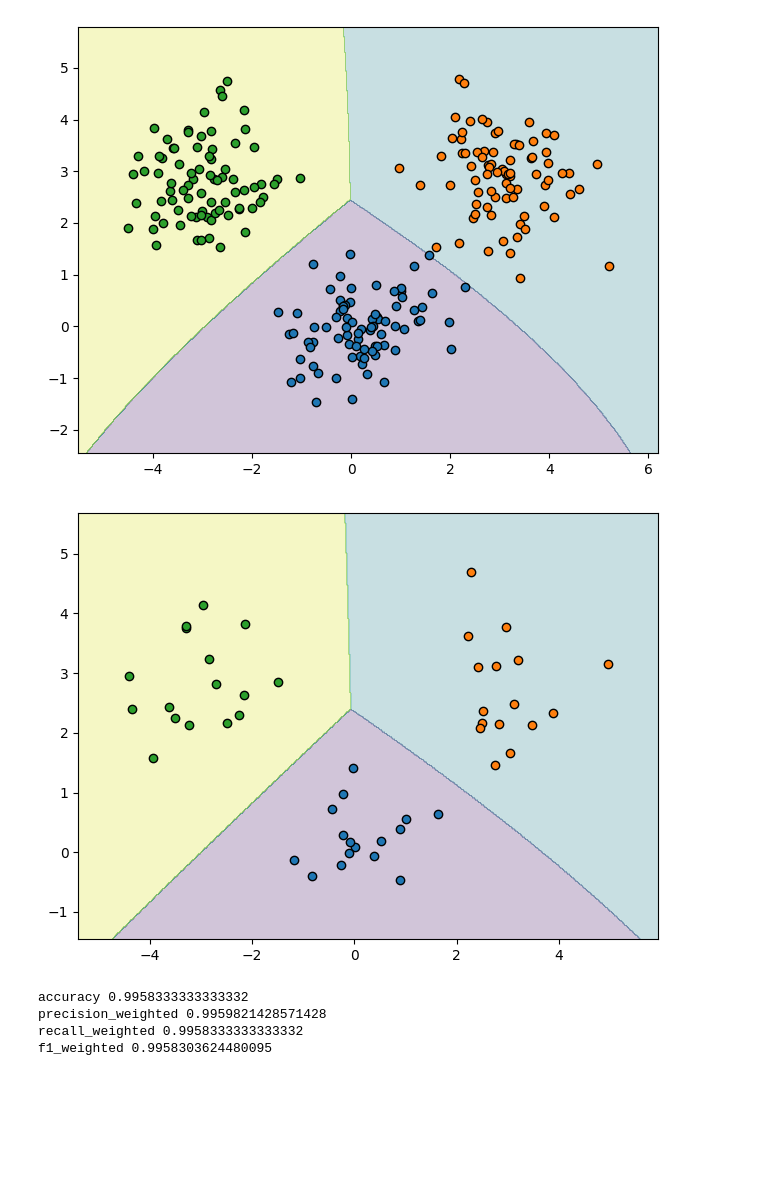
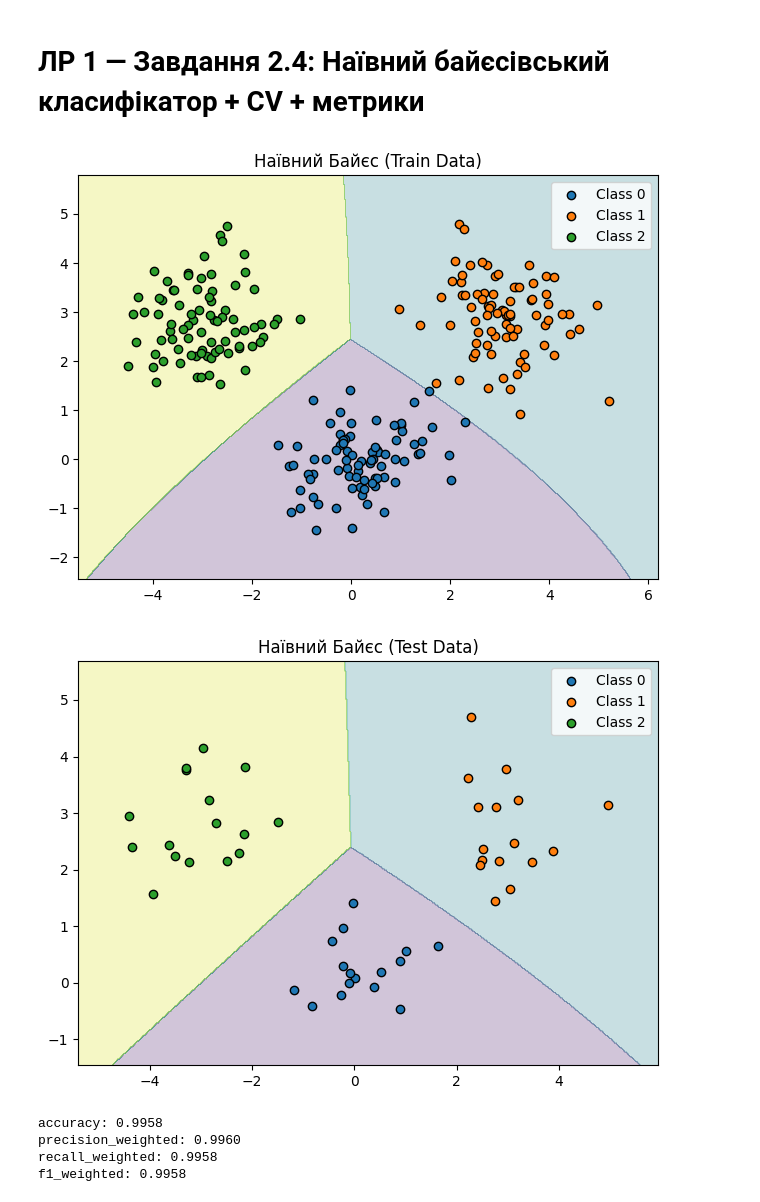
Before and after one commit to NickStS/AI-LR1, a Jupyter notebook: LR_1_task_4.ipynb, the cells around one changed output. Drawn from its saved outputs; the diff is of its cells as text; code cells hidden in the pictures; blank space fills up the shorter version.

```diff
--- a/LR_1_task_4.ipynb
+++ b/LR_1_task_4.ipynb
@@ -1,49 +1,63 @@
+# %% [markdown]
+# ЛР 1 — Завдання 2.4: Наївний байєсівський класифікатор + CV + метрики
 # %%
-
 import numpy as np
 import matplotlib.pyplot as plt
 from sklearn.naive_bayes import GaussianNB
 from sklearn.model_selection import train_test_split, cross_val_score
 
+# Функція для візуалізації ---
 def visualize_classifier(classifier, X, y, title=''):
-    x_min, x_max = X[:,0].min()-1.0, X[:,0].max()+1.0
-    y_min, y_max = X[:,1].min()-1.0, X[:,1].max()+1.0
+    x_min, x_max = X[:,0].min() - 1.0, X[:,0].max() + 1.0
+    y_min, y_max = X[:,1].min() - 1.0, X[:,1].max() + 1.0
     h = 0.02
     xx, yy = np.meshgrid(np.arange(x_min, x_max, h),
                          np.arange(y_min, y_max, h))
     Z = classifier.predict(np.c_[xx.ravel(), yy.ravel()]).reshape(xx.shape)
     plt.contourf(xx, yy, Z, alpha=0.25)
     for cls in np.unique(y):
-        pts = X[y==cls]
-        plt.scatter(pts[:,0], pts[:,1], edgecolor='k')
+        pts = X[y == cls]
+        plt.scatter(pts[:,0], pts[:,1], edgecolor='k', label=f'Class {cls}')
     plt.title(title)
     plt.tight_layout()
+    plt.legend()
     plt.show()
 
+# Генерація даних
 rng = np.random.default_rng(7)
-n_per = 80
-means = [(0,0),(3,3),(-3,3)]
-covs = [np.array([[0.8,0.2],[0.2,0.5]]),
-        np.array([[0.7,-0.1],[-0.1,0.6]]),
-        np.array([[0.6,0.0],[0.0,0.6]])]
+n_per = 80  # кількість точок на клас
+means = [(0, 0), (3, 3), (-3, 3)]
+covs = [
+    np.array([[0.8, 0.2], [0.2, 0.5]]),
+    np.array([[0.7, -0.1], [-0.1, 0.6]]),
+    np.array([[0.6, 0.0], [0.0, 0.6]])
+]
+
 X_list, y_list = [], []
-for i,(m,c) in enumerate(zip(means,covs)):
-    Xc = rng.multivariate_normal(m,c, size=n_per)
-    X_list.append(Xc); y_list.append(np.full(n_per, i))
-X = np.vstack(X_list); y = np.concatenate(y_list)
+for i, (m, c) in enumerate(zip(means, covs)):
+    Xc = rng.multivariate_normal(m, c, size=n_per)
+    X_list.append(Xc)
+    y_list.append(np.full(n_per, i))
+X = np.vstack(X_list)
+y = np.concatenate(y_list)
 
+# Навчання та оцінка
 clf = GaussianNB().fit(X, y)
-visualize_classifier(clf, X, y)
+visualize_classifier(clf, X, y, "Наївний Байєс (Train Data)")
+
+# Train/Test split
 Xtr, Xte, ytr, yte = train_test_split(X, y, test_size=0.2, random_state=3, stratify=y)
 clf2 = GaussianNB().fit(Xtr, ytr)
-visualize_classifier(clf2, Xte, yte)
+visualize_classifier(clf2, Xte, yte, "Наївний Байєс (Test Data)")
+
+# Крос-валідація
 for metric in ['accuracy', 'precision_weighted', 'recall_weighted', 'f1_weighted']:
     scores = cross_val_score(GaussianNB(), X, y, scoring=metric, cv=3)
-    print(metric, scores.mean())
+    print(f"{metric}: {scores.mean():.4f}")
 # %% [output]
-[figure, old version]
+[figure, new version]
-[figure, old version]
+[figure, new version]
-accuracy 0.9958333333333332
-precision_weighted 0.9959821428571428
-recall_weighted 0.9958333333333332
-f1_weighted 0.9958303624480095
+accuracy: 0.9958
+precision_weighted: 0.9960
+recall_weighted: 0.9958
+f1_weighted: 0.9958
```
Also changed, not shown: parts of 1 cell of this notebook, 10 other files.
